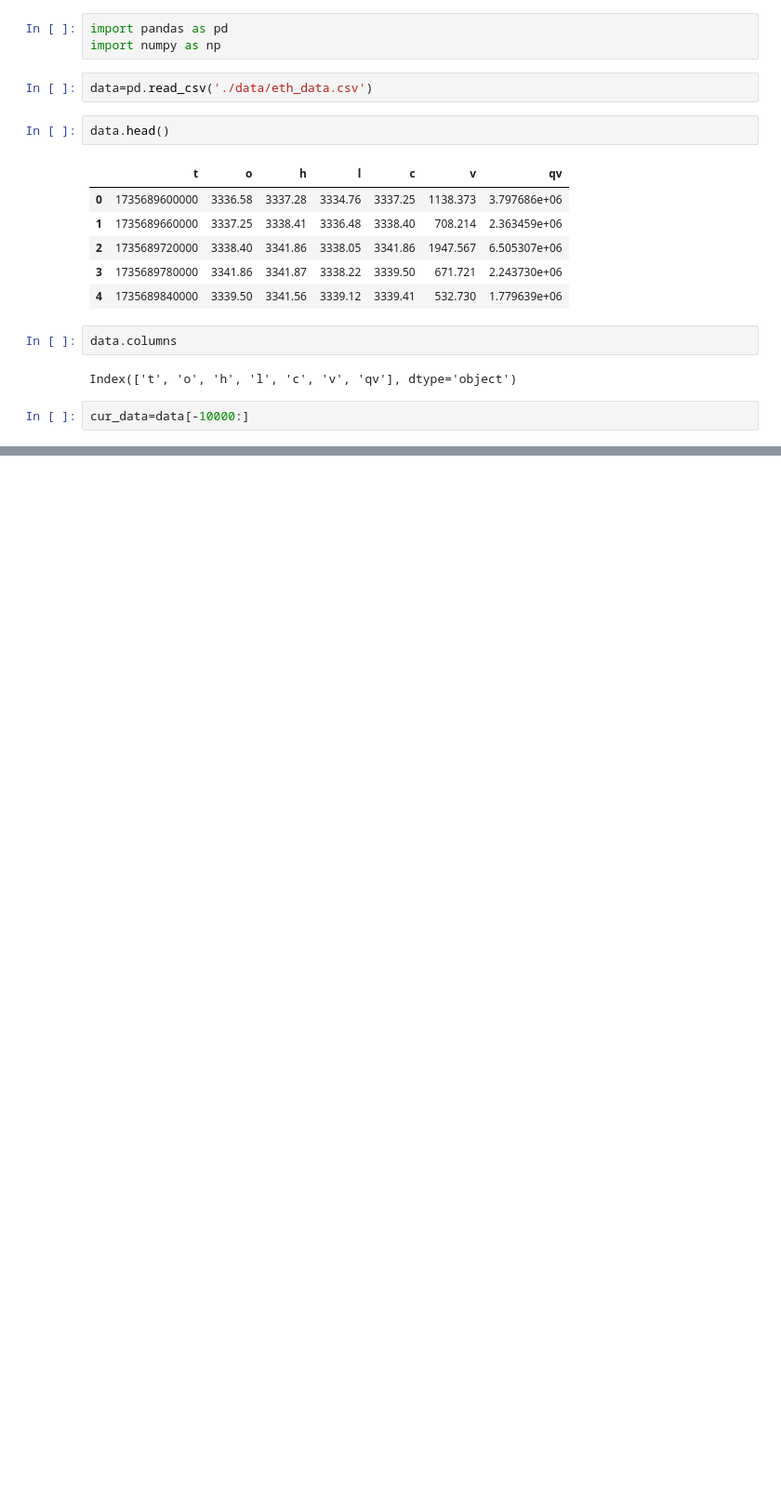
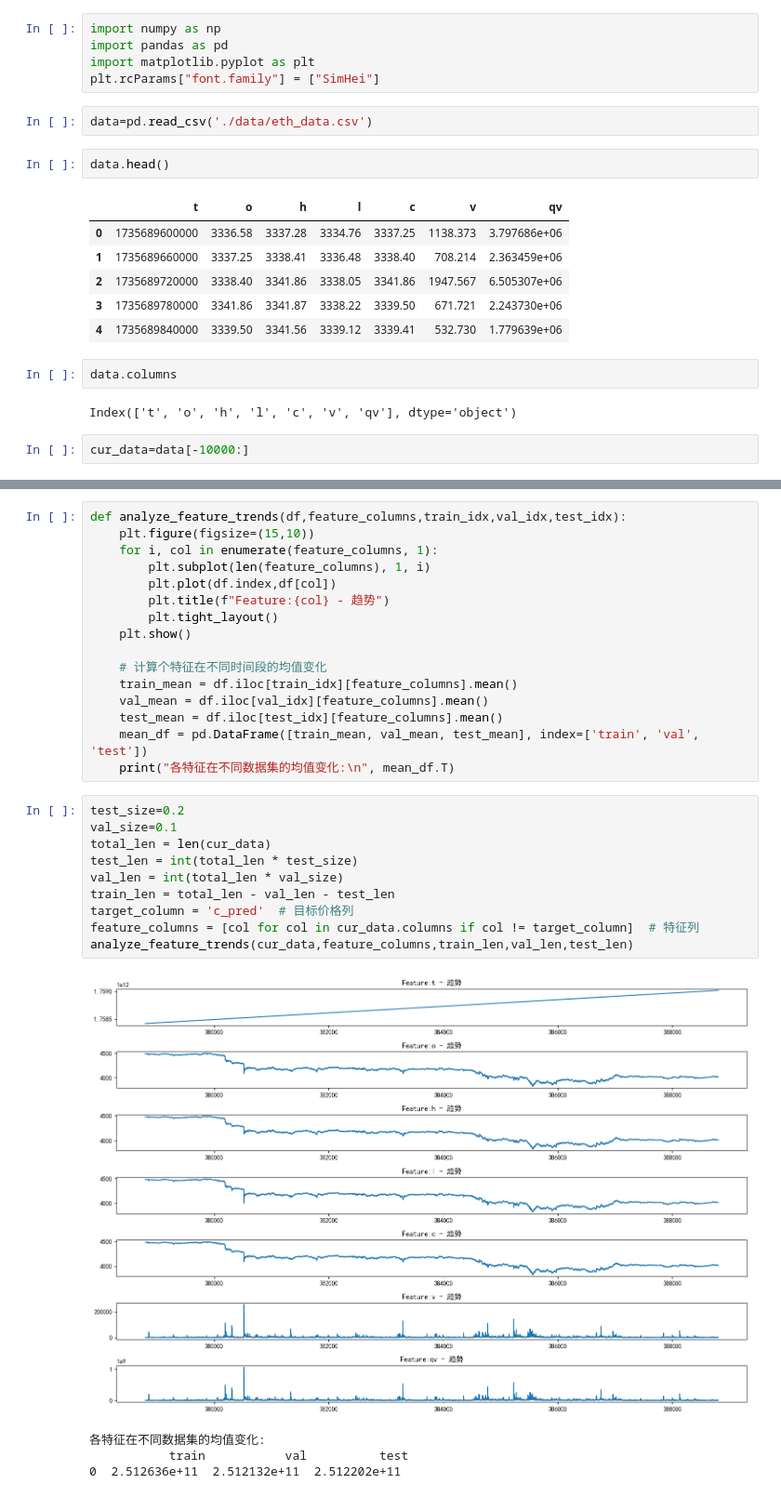
Before and after one commit to yixuan45/stock_transformer_predict, a Jupyter notebook: check.ipynb, the cells around one changed output, grey strips where cells are left out. Shown: that part at 93% size. Cells and saved outputs as stored; diff of their text form; blank space fills up the shorter version.

```diff
--- a/check.ipynb
+++ b/check.ipynb
@@ -1,6 +1,8 @@
 # %%
+import numpy as np
 import pandas as pd
-import numpy as np
+import matplotlib.pyplot as plt
+plt.rcParams["font.family"] = ["SimHei"]
 # %%
 data=pd.read_csv('./data/eth_data.csv')
 # %%
@@ -22,0 +25,31 @@ cur_data.to_csv('./data/min_eth_data.csv',index=False)
+# %%
+def analyze_feature_trends(df,feature_columns,train_idx,val_idx,test_idx):
+    plt.figure(figsize=(15,10))
+    for i, col in enumerate(feature_columns, 1):
+        plt.subplot(len(feature_columns), 1, i)
+        plt.plot(df.index,df[col])
+        plt.title(f"Feature:{col} - 趋势")
+        plt.tight_layout()
+    plt.show()
+
+    # 计算个特征在不同时间段的均值变化
+    train_mean = df.iloc[train_idx][feature_columns].mean()
+    val_mean = df.iloc[val_idx][feature_columns].mean()
+    test_mean = df.iloc[test_idx][feature_columns].mean()
+    mean_df = pd.DataFrame([train_mean, val_mean, test_mean], index=['train', 'val', 'test'])
+    print("各特征在不同数据集的均值变化:\n", mean_df.T)
+# %%
+test_size=0.2
+val_size=0.1
+total_len = len(cur_data)
+test_len = int(total_len * test_size)
+val_len = int(total_len * val_size)
+train_len = total_len - val_len - test_len
+target_column = 'c_pred'  # 目标价格列
+feature_columns = [col for col in cur_data.columns if col != target_column]  # 特征列
+analyze_feature_trends(cur_data,feature_columns,train_len,val_len,test_len)
+# %% [output]
+[figure, added]
+各特征在不同数据集的均值变化:
+           train           val          test
+0  2.512636e+11  2.512132e+11  2.512202e+11
```
Also changed, not shown: parts of 1 cell of this notebook, 5 other files.
